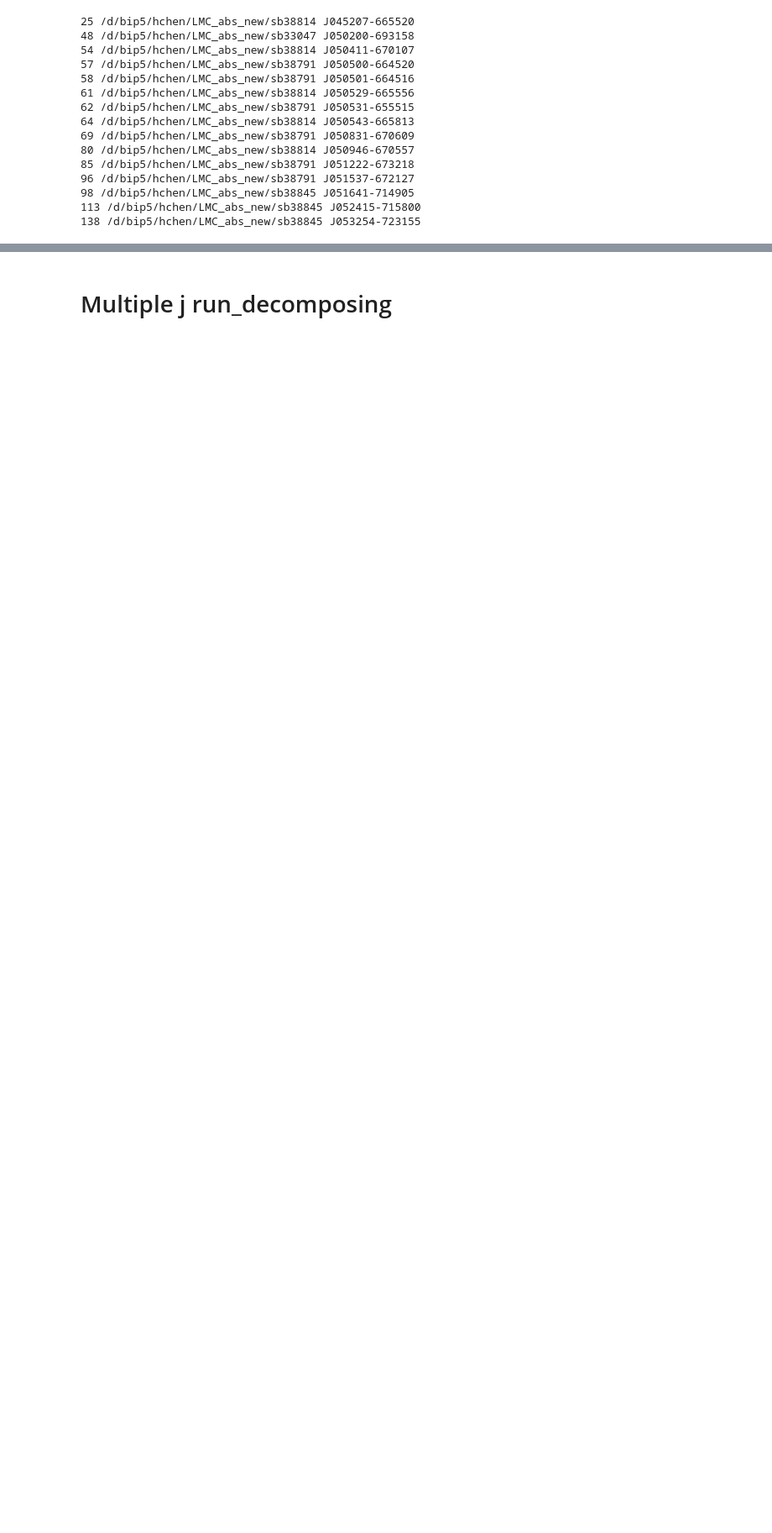
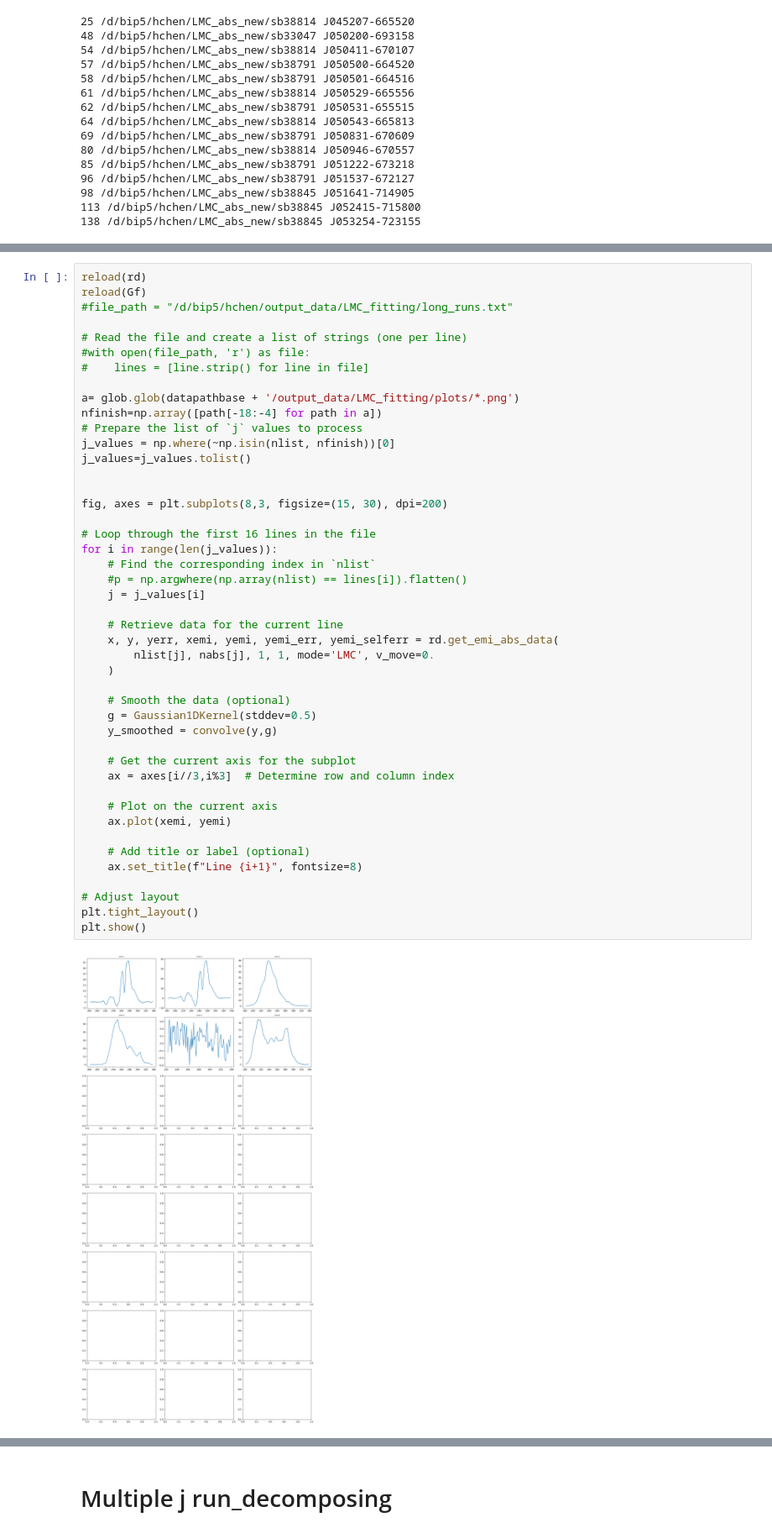
Before and after one commit to retarchen/Absorption_fitting, a Jupyter notebook: test.ipynb, the cells around one changed output, grey strips where cells are left out. Shown at 84% size. Drawn from its saved outputs; the diff is of its cells as text; blank space fills up the shorter version.

```diff
--- a/test.ipynb
+++ b/test.ipynb
@@ -158,0 +212,47 @@ final n= 2
+# %%
+reload(rd)
+reload(Gf)
+#file_path = "/d/bip5/hchen/output_data/LMC_fitting/long_runs.txt"
+
+# Read the file and create a list of strings (one per line)
+#with open(file_path, 'r') as file:
+#    lines = [line.strip() for line in file]
+
+a= glob.glob(datapathbase + '/output_data/LMC_fitting/plots/*.png')
+nfinish=np.array([path[-18:-4] for path in a])
+# Prepare the list of `j` values to process
+j_values = np.where(~np.isin(nlist, nfinish))[0]
+j_values=j_values.tolist()
+
+
+fig, axes = plt.subplots(8,3, figsize=(15, 30), dpi=200)
+
+# Loop through the first 16 lines in the file
+for i in range(len(j_values)):
+    # Find the corresponding index in `nlist`
+    #p = np.argwhere(np.array(nlist) == lines[i]).flatten()
+    j = j_values[i]
+
+    # Retrieve data for the current line
+    x, y, yerr, xemi, yemi, yemi_err, yemi_selferr = rd.get_emi_abs_data(
+        nlist[j], nabs[j], 1, 1, mode='LMC', v_move=0.
+    )
+
+    # Smooth the data (optional)
+    g = Gaussian1DKernel(stddev=0.5)
+    y_smoothed = convolve(y,g)
+
+    # Get the current axis for the subplot
+    ax = axes[i//3,i%3]  # Determine row and column index
+
+    # Plot on the current axis
+    ax.plot(xemi, yemi)
+
+    # Add title or label (optional)
+    ax.set_title(f"Line {i+1}", fontsize=8)
+
+# Adjust layout
+plt.tight_layout()
+plt.show()
+# %% [output]
+[figure, added]
```
Also changed, not shown: parts of 15 cells of this notebook, 8 other files.
